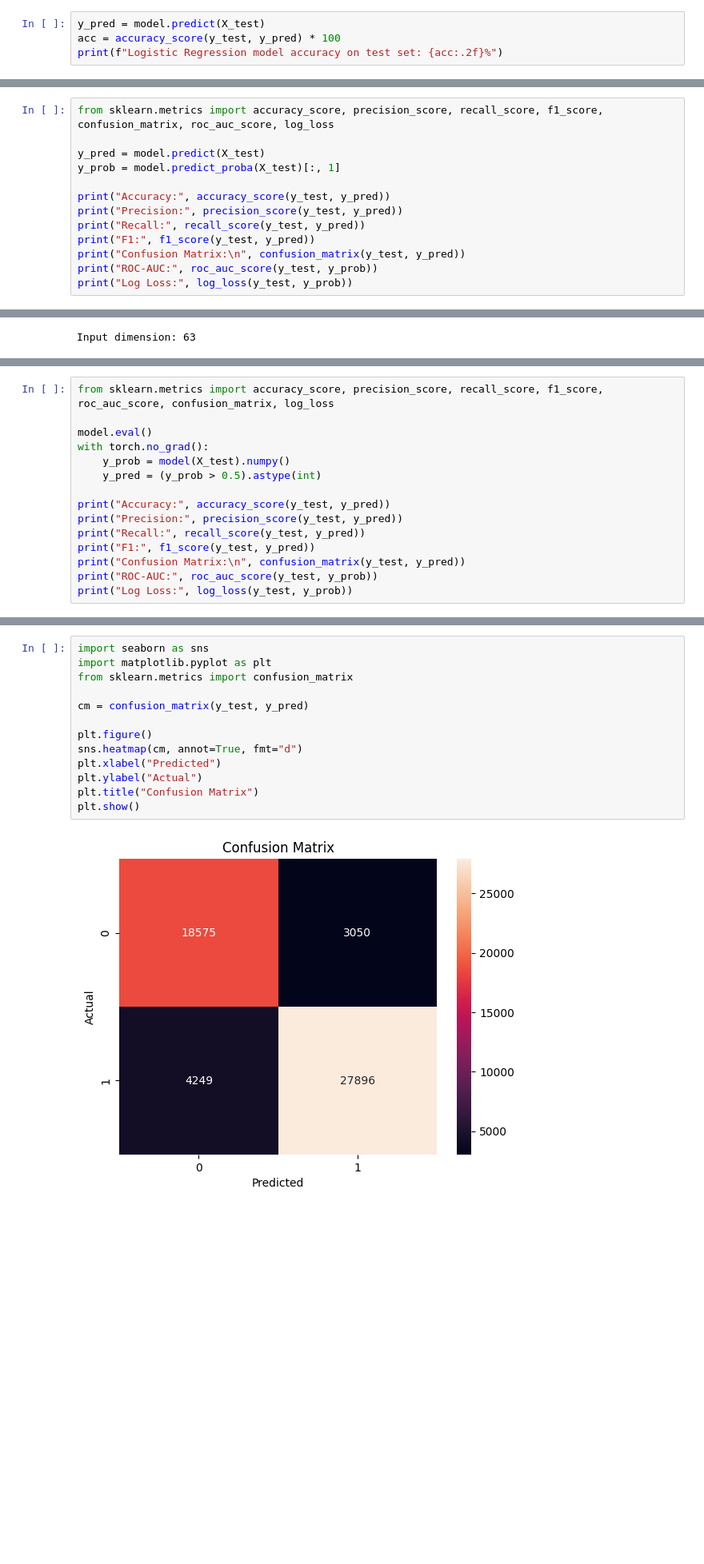
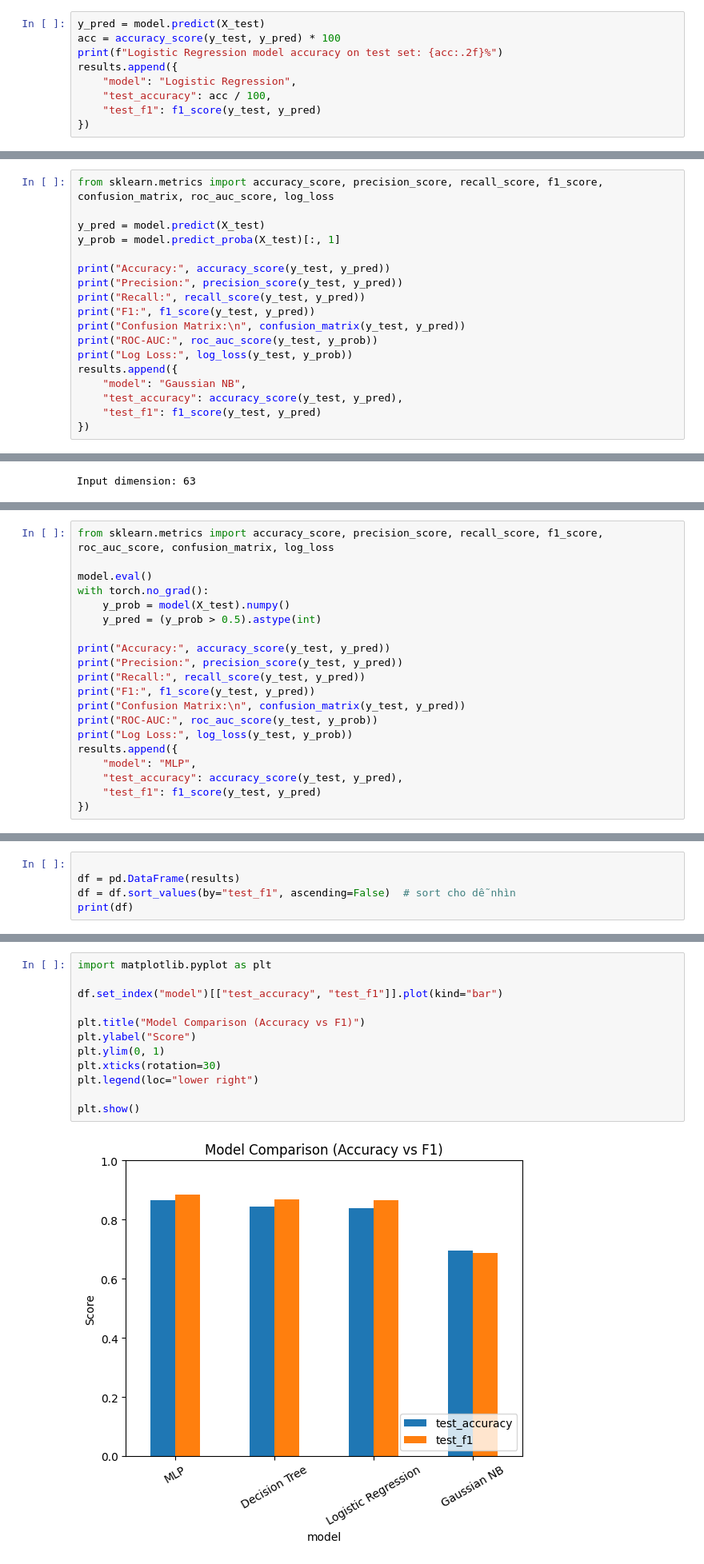
Before and after one commit to Susantoco/data_mining, a Jupyter notebook: notebooks/classification.ipynb, the cells around one changed output, grey strips where cells are left out. Shown at 80% size. Cells and saved outputs as stored; diff of their text form; blank space fills up the shorter version.

Commit message:
Add model training and evaluation code

```diff
--- a/notebooks/classification.ipynb
+++ b/notebooks/classification.ipynb
@@ -217,6 +223,11 @@ weighted avg       0.84      0.84      0.84     43016
 y_pred = model.predict(X_test)
 acc = accuracy_score(y_test, y_pred) * 100
 print(f"Logistic Regression model accuracy on test set: {acc:.2f}%")
+results.append({
+    "model": "Logistic Regression",
+    "test_accuracy": acc / 100,
+    "test_f1": f1_score(y_test, y_pred)
+})
 # %% [output]
 Logistic Regression model accuracy on test set: 83.98%
 # %% [markdown]
@@ -255,6 +266,11 @@ print("F1:", f1_score(y_test, y_pred))
 print("Confusion Matrix:\n", confusion_matrix(y_test, y_pred))
 print("ROC-AUC:", roc_auc_score(y_test, y_prob))
 print("Log Loss:", log_loss(y_test, y_prob))
+results.append({
+    "model": "Gaussian NB",
+    "test_accuracy": accuracy_score(y_test, y_pred),
+    "test_f1": f1_score(y_test, y_pred)
+})
 # %% [output]
 Accuracy: 0.6967453970615585
 Precision: 0.8985857365745634
@@ -394,4 +410,9 @@ print("F1:", f1_score(y_test, y_pred))
 print("Confusion Matrix:\n", confusion_matrix(y_test, y_pred))
 print("ROC-AUC:", roc_auc_score(y_test, y_prob))
 print("Log Loss:", log_loss(y_test, y_prob))
+results.append({
+    "model": "MLP",
+    "test_accuracy": accuracy_score(y_test, y_pred),
+    "test_f1": f1_score(y_test, y_pred)
+})
 # %% [output]
@@ -406,0 +428,5 @@ Log Loss: 0.3086499650124966
+# %%
+
+df = pd.DataFrame(results)
+df = df.sort_values(by="test_f1", ascending=False)  # sort cho dễ nhìn
+print(df)
@@ -407,18 +439,17 @@ Log Loss: 0.3086499650124966
 # %% [markdown]
 ## Visualization
 # %%
-import seaborn as sns
 import matplotlib.pyplot as plt
-from sklearn.metrics import confusion_matrix
 
-cm = confusion_matrix(y_test, y_pred)
+df.set_index("model")[["test_accuracy", "test_f1"]].plot(kind="bar")
 
-plt.figure()
-sns.heatmap(cm, annot=True, fmt="d")
-plt.xlabel("Predicted")
-plt.ylabel("Actual")
-plt.title("Confusion Matrix")
+plt.title("Model Comparison (Accuracy vs F1)")
+plt.ylabel("Score")
+plt.ylim(0, 1)
+plt.xticks(rotation=30)
+plt.legend(loc="lower right")
+
 plt.show()
 # %% [output]
-[figure, old version]
+[figure, new version]
 # %%
```
Also changed, not shown: parts of 9 cells of this notebook.
